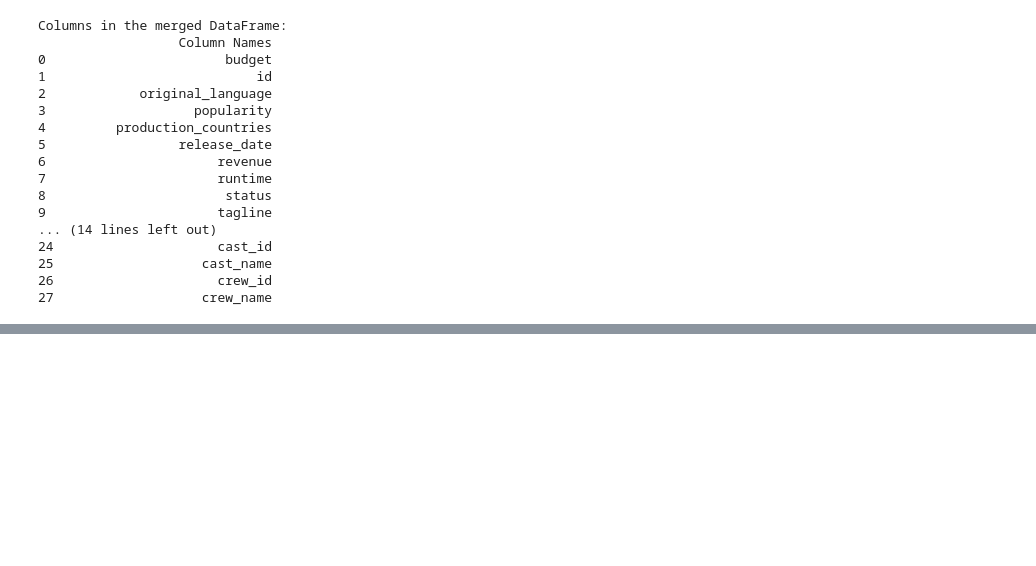
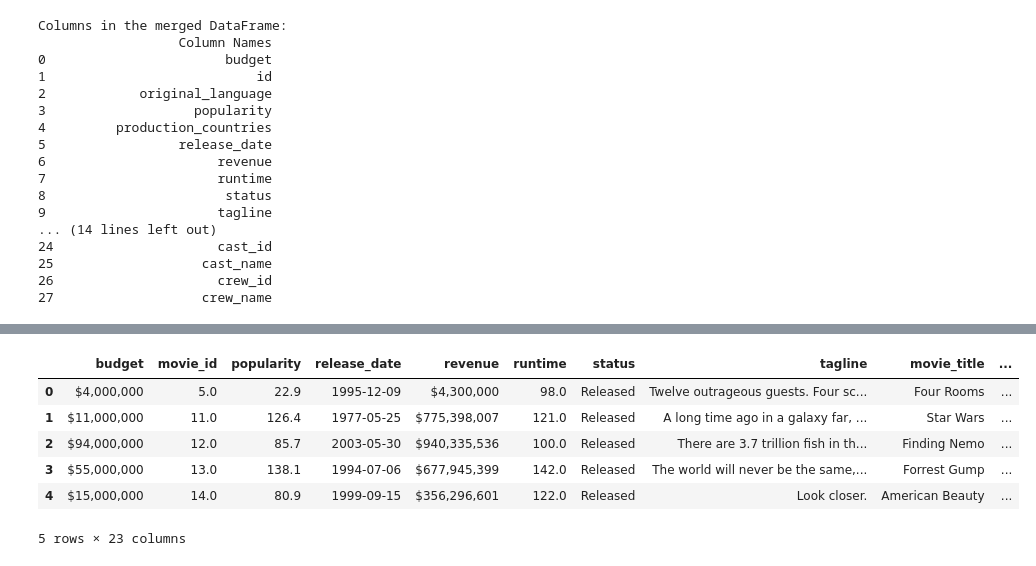
Before and after one commit to riosrose/UCB_project4_group6, a Jupyter notebook: cleaned_up.ipynb, the cells around one changed output, grey strips where cells are left out. Drawn from its saved outputs; the diff is of its cells as text; code cells hidden in the pictures; blank space fills up the shorter version.

```diff
--- a/data_clean_upRRios.ipynb
+++ b/cleaned_up.ipynb
@@ -596,0 +615,11 @@ Columns in the merged DataFrame:
+# %%
+cleaned_merged_df = cleaned_merged_df.rename(columns={'id': 'movie_id', 'title_x': 'movie_title', 'iso_3166_1': 'country_short', 'release_date_seasonholiday': 'release_date_season', 'Oscar Year': 'oscar_year', 'Year of Release': 'year_of_release', 'Award': 'award', 'cast_id': 'actor_id', 'cast_name': 'actor', 'crew_id': 'director_id', 'crew_name': 'director_name'})
+cleaned_merged_df.head(5)
+# %% [output]
+|  | budget | movie_id | popularity | release_date | revenue | runtime | status | tagline | movie_title | ... |
+| 0 | $4,000,000 | 5.0 | 22.9 | 1995-12-09 | $4,300,000 | 98.0 | Released | Twelve outrageous guests. Four sc... | Four Rooms | ... |
+| 1 | $11,000,000 | 11.0 | 126.4 | 1977-05-25 | $775,398,007 | 121.0 | Released | A long time ago in a galaxy far, ... | Star Wars | ... |
+| 2 | $94,000,000 | 12.0 | 85.7 | 2003-05-30 | $940,335,536 | 100.0 | Released | There are 3.7 trillion fish in th... | Finding Nemo | ... |
+| 3 | $55,000,000 | 13.0 | 138.1 | 1994-07-06 | $677,945,399 | 142.0 | Released | The world will never be the same,... | Forrest Gump | ... |
+| 4 | $15,000,000 | 14.0 | 80.9 | 1999-09-15 | $356,296,601 | 122.0 | Released | Look closer. | American Beauty | ... |
+5 rows × 23 columns
```
Also changed, not shown: parts of 10 cells of this notebook.
